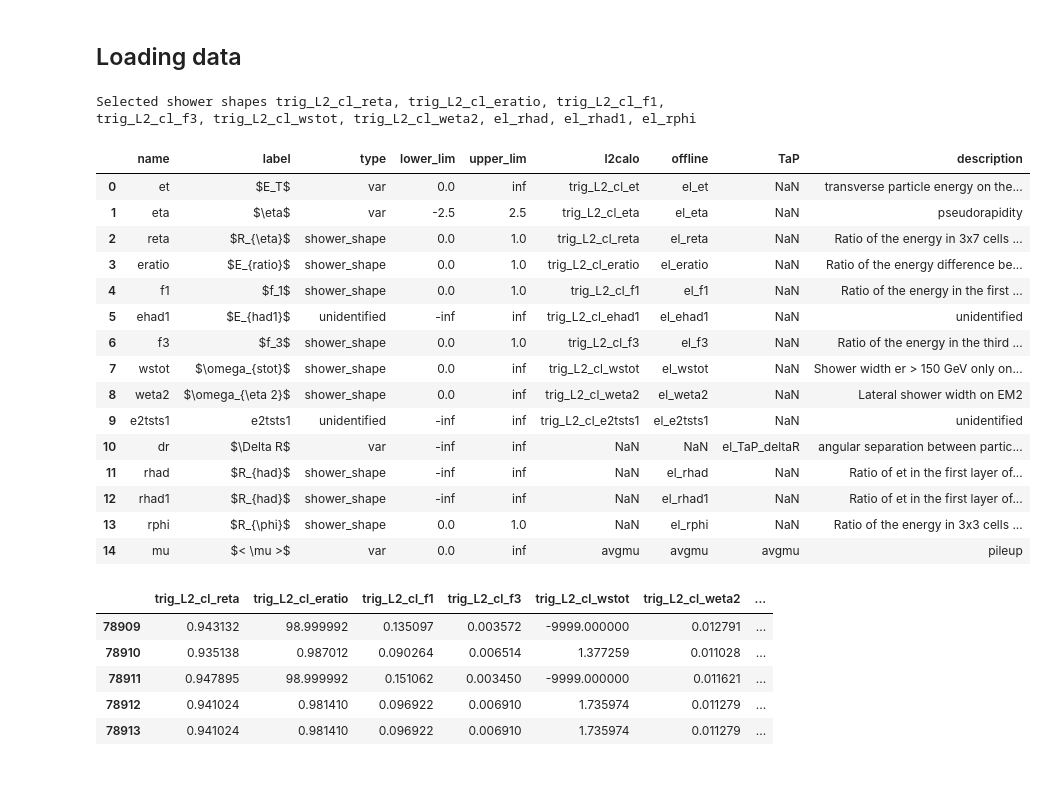
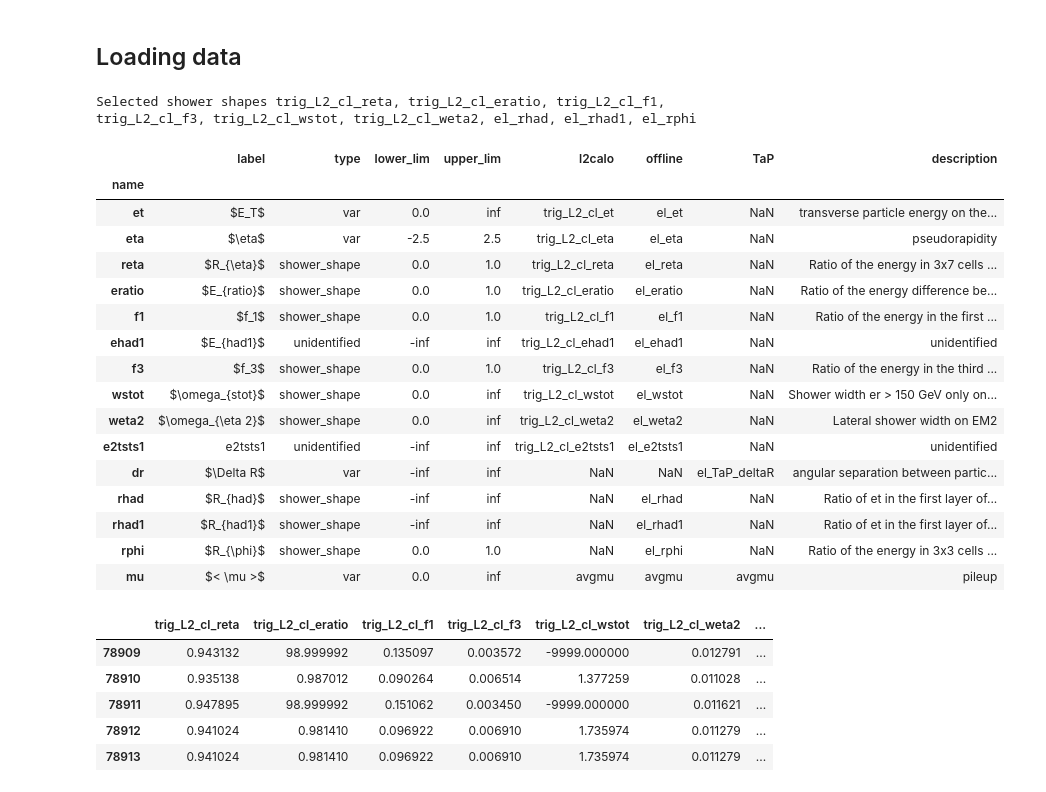
Before and after one commit to lucasbanunes/ringer, a Jupyter notebook: wasserstein_selection.ipynb, the cells around one changed output. Saved outputs shown, nothing was run; the diff lists cells and outputs as text; code cells hidden in the pictures.

```diff
--- a/wasserstein_selection.ipynb
+++ b/wasserstein_selection.ipynb
@@ -23,33 +32,35 @@ boosted_path = os.path.join(datapath,
 ## Loading data
 # %%
 basepath = os.path.join('..', '..')
-datapath = os.path.join(basepath, 'x')
+datapath = os.path.join(basepath, 'data')
 var_infos = pd.read_csv(var_info_path, index_col=0, dtype=VAR_INFOS_DTYPES)
 is_ss = var_infos['type'] == 'shower_shape'
 shower_shapes_names =  var_infos.loc[is_ss, 'name'].to_list()
 shower_shapes_cols = var_infos.loc[is_ss & (~var_infos['l2calo'].isnull()), 'l2calo'].to_list()
 shower_shapes_cols += var_infos.loc[is_ss & (var_infos['l2calo'].isnull()), 'offline'].to_list()
 shower_shapes = dict(zip(shower_shapes_names, shower_shapes_cols))
 print(f'Selected shower shapes {", " .join(shower_shapes_cols)}')
+var_infos.set_index('name', inplace=True)
 var_infos
 # %% [output]
 Selected shower shapes trig_L2_cl_reta, trig_L2_cl_eratio, trig_L2_cl_f1, trig_L2_cl_f3, trig_L2_cl_wstot, trig_L2_cl_weta2, el_rhad, el_rhad1, el_rphi
-|  | name | label | type | lower_lim | upper_lim | l2calo | offline | TaP | description |
-| 0 | et | $E_T$ | var | 0.0 | inf | trig_L2_cl_et | el_et | NaN | transverse particle energy on the... |
-| 1 | eta | $\eta$ | var | -2.5 | 2.5 | trig_L2_cl_eta | el_eta | NaN | pseudorapidity |
-| 2 | reta | $R_{\eta}$ | shower_shape | 0.0 | 1.0 | trig_L2_cl_reta | el_reta | NaN | Ratio of the energy in 3x7 cells ... |
-| 3 | eratio | $E_{ratio}$ | shower_shape | 0.0 | 1.0 | trig_L2_cl_eratio | el_eratio | NaN | Ratio of the energy difference be... |
-| 4 | f1 | $f_1$ | shower_shape | 0.0 | 1.0 | trig_L2_cl_f1 | el_f1 | NaN | Ratio of the energy in the first ... |
-| 5 | ehad1 | $E_{had1}$ | unidentified | -inf | inf | trig_L2_cl_ehad1 | el_ehad1 | NaN | unidentified |
-| 6 | f3 | $f_3$ | shower_shape | 0.0 | 1.0 | trig_L2_cl_f3 | el_f3 | NaN | Ratio of the energy in the third ... |
-| 7 | wstot | $\omega_{stot}$ | shower_shape | 0.0 | inf | trig_L2_cl_wstot | el_wstot | NaN | Shower width er > 150 GeV only on... |
-| 8 | weta2 | $\omega_{\eta 2}$ | shower_shape | 0.0 | inf | trig_L2_cl_weta2 | el_weta2 | NaN | Lateral shower width on EM2 |
-| 9 | e2tsts1 | e2tsts1 | unidentified | -inf | inf | trig_L2_cl_e2tsts1 | el_e2tsts1 | NaN | unidentified |
-| 10 | dr | $\Delta R$ | var | -inf | inf | NaN | NaN | el_TaP_deltaR | angular separation between partic... |
-| 11 | rhad | $R_{had}$ | shower_shape | -inf | inf | NaN | el_rhad | NaN | Ratio of et in the first layer of... |
-| 12 | rhad1 | $R_{had}$ | shower_shape | -inf | inf | NaN | el_rhad1 | NaN | Ratio of et in the first layer of... |
-| 13 | rphi | $R_{\phi}$ | shower_shape | 0.0 | 1.0 | NaN | el_rphi | NaN | Ratio of the energy in 3x3 cells ... |
-| 14 | mu | $< \mu >$ | var | 0.0 | inf | avgmu | avgmu | avgmu | pileup |
+|  | label | type | lower_lim | upper_lim | l2calo | offline | TaP | description |
+| name |  |  |  |  |  |  |  |  |
+| et | $E_T$ | var | 0.0 | inf | trig_L2_cl_et | el_et | NaN | transverse particle energy on the... |
+| eta | $\eta$ | var | -2.5 | 2.5 | trig_L2_cl_eta | el_eta | NaN | pseudorapidity |
+| reta | $R_{\eta}$ | shower_shape | 0.0 | 1.0 | trig_L2_cl_reta | el_reta | NaN | Ratio of the energy in 3x7 cells ... |
+| eratio | $E_{ratio}$ | shower_shape | 0.0 | 1.0 | trig_L2_cl_eratio | el_eratio | NaN | Ratio of the energy difference be... |
+| f1 | $f_1$ | shower_shape | 0.0 | 1.0 | trig_L2_cl_f1 | el_f1 | NaN | Ratio of the energy in the first ... |
+| ehad1 | $E_{had1}$ | unidentified | -inf | inf | trig_L2_cl_ehad1 | el_ehad1 | NaN | unidentified |
+| f3 | $f_3$ | shower_shape | 0.0 | 1.0 | trig_L2_cl_f3 | el_f3 | NaN | Ratio of the energy in the third ... |
+| wstot | $\omega_{stot}$ | shower_shape | 0.0 | inf | trig_L2_cl_wstot | el_wstot | NaN | Shower width er > 150 GeV only on... |
+| weta2 | $\omega_{\eta 2}$ | shower_shape | 0.0 | inf | trig_L2_cl_weta2 | el_weta2 | NaN | Lateral shower width on EM2 |
+| e2tsts1 | e2tsts1 | unidentified | -inf | inf | trig_L2_cl_e2tsts1 | el_e2tsts1 | NaN | unidentified |
+| dr | $\Delta R$ | var | -inf | inf | NaN | NaN | el_TaP_deltaR | angular separation between partic... |
+| rhad | $R_{had}$ | shower_shape | -inf | inf | NaN | el_rhad | NaN | Ratio of et in the first layer of... |
+| rhad1 | $R_{had1}$ | shower_shape | -inf | inf | NaN | el_rhad1 | NaN | Ratio of et in the first layer of... |
+| rphi | $R_{\phi}$ | shower_shape | 0.0 | 1.0 | NaN | el_rphi | NaN | Ratio of the energy in 3x3 cells ... |
+| mu | $< \mu >$ | var | 0.0 | inf | avgmu | avgmu | avgmu | pileup |
 # %%
 boosted_data = pd.read_parquet(boosted_path, columns=shower_shapes_cols)
 boosted_data.tail()
```
Also changed, not shown: parts of 9 cells of this notebook.
